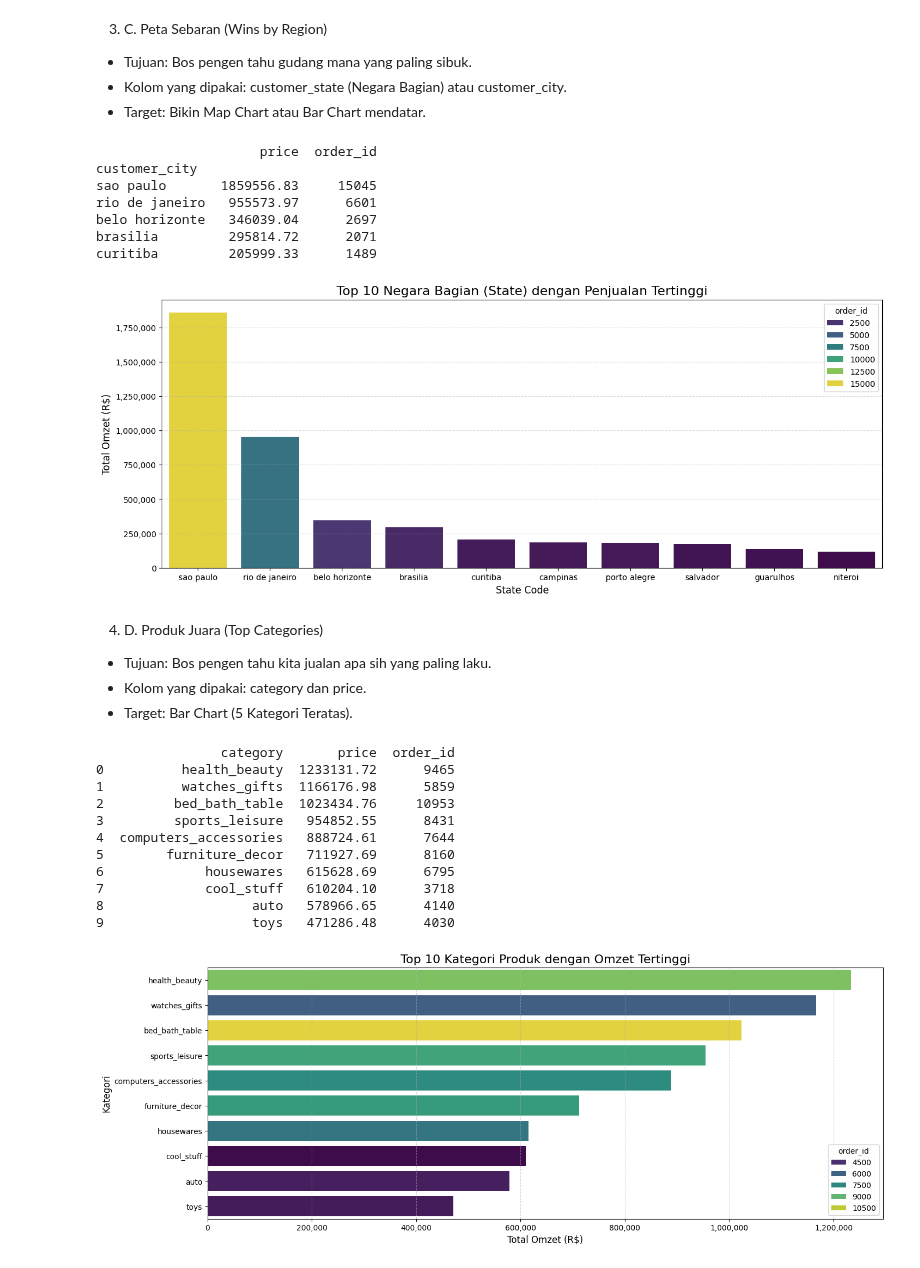
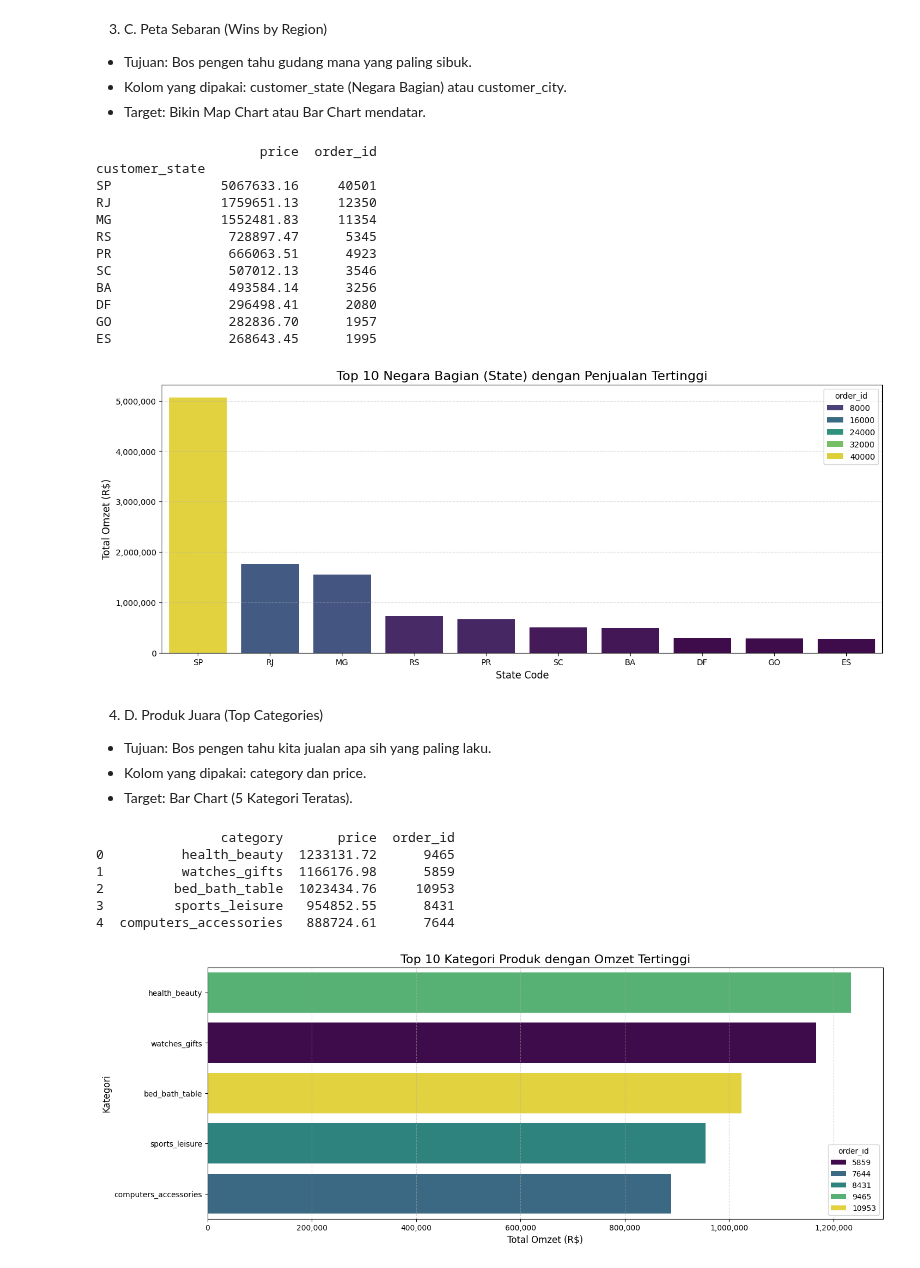
Before and after one commit to Aris0506/Python-Data-Analysis-Project-learning-journey, a Jupyter notebook: training cleaning data/olist e-commerce.ipynb, the cells around one changed output. Cells and saved outputs as stored; diff of their text form; code cells hidden in the pictures.

```diff
--- a/training cleaning data/olist e-commerce.ipynb
+++ b/training cleaning data/olist e-commerce.ipynb
@@ -416,13 +423,13 @@ import seaborn as sns
 
 # Group by State (Negara Bagian)
 # SP = Sao Paulo, RJ = Rio de Janeiro, dll.
-by_state = df_master_geo.groupby('customer_city').agg({
+by_state = df_master_geo.groupby('customer_state').agg({
     'price': 'sum',         # Total Omzet
     'order_id': 'nunique'   # Jumlah Transaksi
 }).sort_values(by='price', ascending=False)
 
 # Cek angka
-print(by_state.head(5))
+print(by_state.head(10))
 
 # Visualisasi
 plt.figure(figsize=(16, 6))
@@ -446,13 +453,18 @@ plt.gca().yaxis.set_major_formatter(FuncFormatter(ribuan))
 plt.show()
 # %% [output]
                      price  order_id
-customer_city
-sao paulo       1859556.83     15045
-rio de janeiro   955573.97      6601
-belo horizonte   346039.04      2697
-brasilia         295814.72      2071
-curitiba         205999.33      1489
+customer_state
+SP              5067633.16     40501
+RJ              1759651.13     12350
+MG              1552481.83     11354
+RS               728897.47      5345
+PR               666063.51      4923
+SC               507012.13      3546
+BA               493584.14      3256
+DF               296498.41      2080
+GO               282836.70      1957
+ES               268643.45      1995
-[figure, old version]
+[figure, new version]
 # %% [markdown]
 4. D. Produk Juara (Top Categories)
 
@@ -466,45 +478,40 @@ curitiba         205999.33      1489
 # hitung Price (sum) untuk duitnya, dan Order ID (count) untuk jumlahnya
 top_products = df_master_geo.groupby('category').agg({
     'price': 'sum',
-    'order_id': 'count'
+    'order_id': 'count'  # order_id untuk jumlah terjual
 }).sort_values(by='price', ascending=False).reset_index()
 
 # Ambil Top 10
-top_10 = top_products.head(10)
+top_10 = top_products.head(5)
 
 print(top_10)
 
 # Visualisasi (Bar Chart Horizontal)
 plt.figure(figsize=(16, 6))
 
 # seaborn biar warnanya otomatis cantik
 import seaborn as sns
 sns.barplot(x=top_10['price'], y=top_10['category'], hue=top_10['order_id'], palette='viridis', dodge=False)
 
 plt.title('Top 10 Kategori Produk dengan Omzet Tertinggi', fontsize=16)
 plt.xlabel('Total Omzet (R$)', fontsize=12)
 plt.ylabel('Kategori', fontsize=12)
 plt.grid(axis='x', linestyle='--', alpha=0.5)
 
 ## fungsi formatter biar angkanya ada koma (ribuan)
 def ribuan(x, pos):
     return f'{x:,.0f}'
 
 # Terapkan ke sumbu X
 from matplotlib.ticker import FuncFormatter
 plt.gca().xaxis.set_major_formatter(FuncFormatter(ribuan))
 
 plt.show()
 # %% [output]
                 category       price  order_id
 0          health_beauty  1233131.72      9465
 1          watches_gifts  1166176.98      5859
 2         bed_bath_table  1023434.76     10953
 3         sports_leisure   954852.55      8431
 4  computers_accessories   888724.61      7644
-5        furniture_decor   711927.69      8160
-6             housewares   615628.69      6795
-7             cool_stuff   610204.10      3718
-8                   auto   578966.65      4140
-9                   toys   471286.48      4030
-[figure, old version]
+[figure, new version]
```
Also changed, not shown: parts of 12 cells of this notebook, 8 other files.
